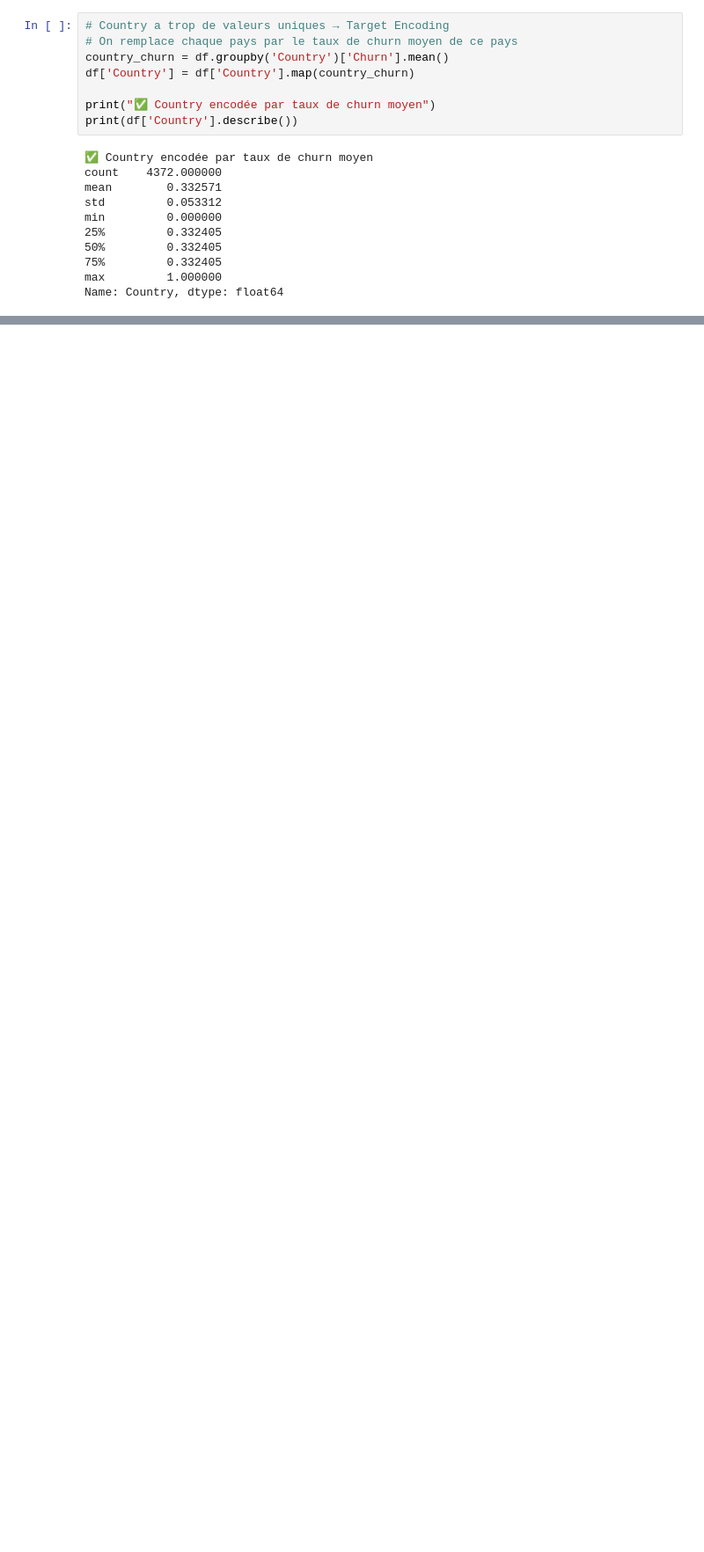
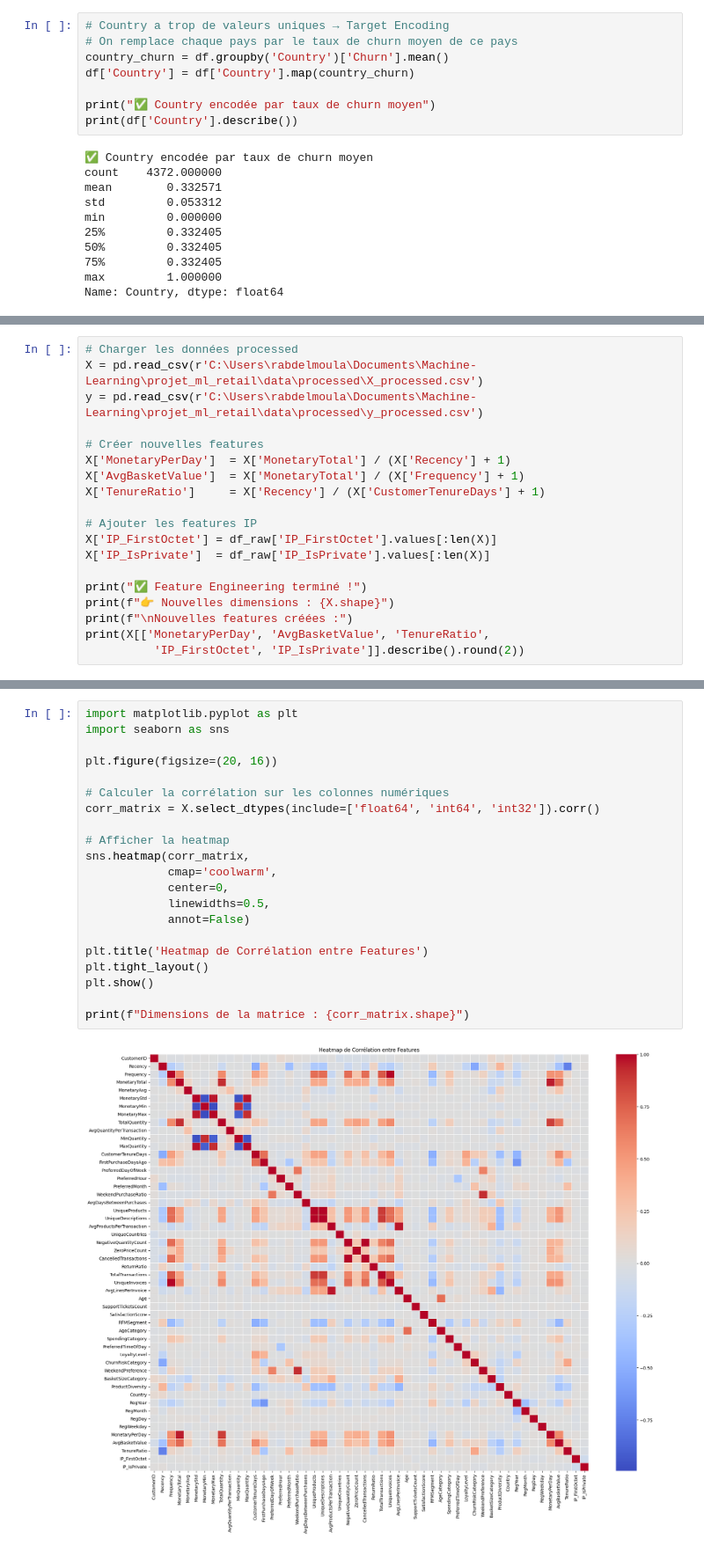
Before and after one commit to imen767/Machine-Learning, a Jupyter notebook: notebooks/02_preprocessing.ipynb, the cells around one changed output, grey strips where cells are left out. Shown at 88% size. Drawn from its saved outputs; the diff is of its cells as text; blank space fills up the shorter version.

```diff
--- a/notebooks/02_preprocessing.ipynb
+++ b/notebooks/02_preprocessing.ipynb
@@ -420,2 +461,21 @@ print(f"   - y_test.csv  : {y_test.shape}")
    - y_train.csv : (3497,)
    - y_test.csv  : (875,)
+# %%
+# Charger les données processed
+X = pd.read_csv(r'C:\Users\rabdelmoula\Documents\Machine-Learning\projet_ml_retail\data\processed\X_processed.csv')
+y = pd.read_csv(r'C:\Users\rabdelmoula\Documents\Machine-Learning\projet_ml_retail\data\processed\y_processed.csv')
+
+# Créer nouvelles features
+X['MonetaryPerDay']  = X['MonetaryTotal'] / (X['Recency'] + 1)
+X['AvgBasketValue']  = X['MonetaryTotal'] / (X['Frequency'] + 1)
+X['TenureRatio']     = X['Recency'] / (X['CustomerTenureDays'] + 1)
+
+# Ajouter les features IP
+X['IP_FirstOctet'] = df_raw['IP_FirstOctet'].values[:len(X)]
+X['IP_IsPrivate']  = df_raw['IP_IsPrivate'].values[:len(X)]
+
+print("✅ Feature Engineering terminé !")
+print(f"👉 Nouvelles dimensions : {X.shape}")
+print(f"\nNouvelles features créées :")
+print(X[['MonetaryPerDay', 'AvgBasketValue', 'TenureRatio',
+          'IP_FirstOctet', 'IP_IsPrivate']].describe().round(2))
@@ -421,0 +500,23 @@ print(f"   - y_test.csv  : {y_test.shape}")
+# %%
+import matplotlib.pyplot as plt
+import seaborn as sns
+
+plt.figure(figsize=(20, 16))
+
+# Calculer la corrélation sur les colonnes numériques
+corr_matrix = X.select_dtypes(include=['float64', 'int64', 'int32']).corr()
+
+# Afficher la heatmap
+sns.heatmap(corr_matrix,
+            cmap='coolwarm',
+            center=0,
+            linewidths=0.5,
+            annot=False)
+
+plt.title('Heatmap de Corrélation entre Features')
+plt.tight_layout()
+plt.show()
+
+print(f"Dimensions de la matrice : {corr_matrix.shape}")
+# %% [output]
+[figure, added]
```
Also changed, not shown: parts of 19 cells of this notebook, 9 other files.
